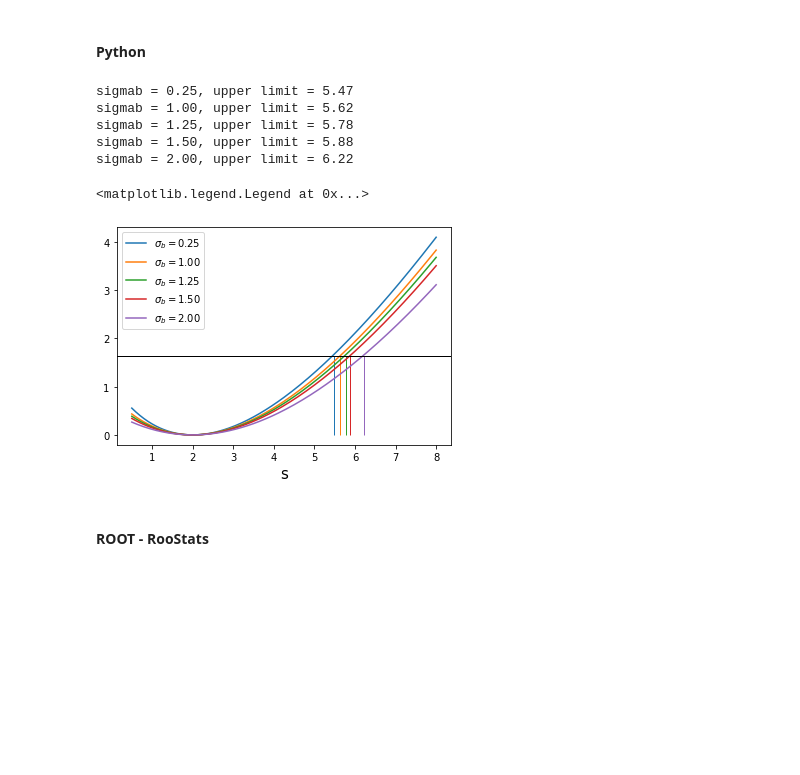
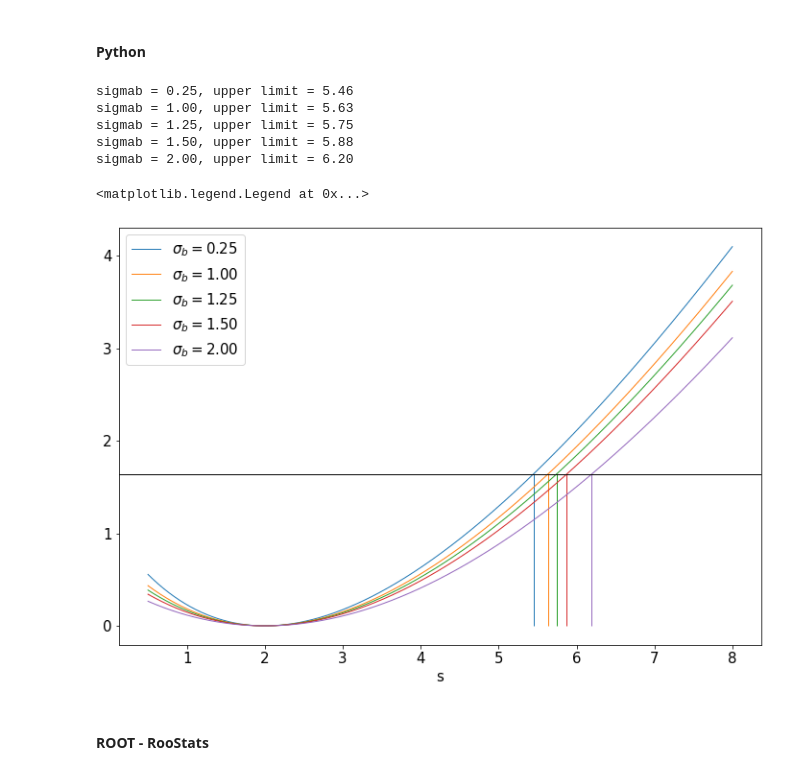
Before and after one commit to amerli90/LecturesMAD22-23, a Jupyter notebook: Counting_experiment.ipynb, the cells around one changed output. Saved outputs shown, nothing was run; the diff lists cells and outputs as text; code cells hidden in the pictures; blank space fills up the shorter version.

```diff
--- a/Counting_experiment.ipynb
+++ b/Counting_experiment.ipynb
@@ -238,13 +238,14 @@ RooFit v3.60 -- Developed by Wouter Verkerke and David Kirkby
 #### Python
 # %%
 n = 5
+b0 = 3
 for sigmab in [0.25,1.0,2.0]:
     plt.figure()
     s = np.linspace(0,10,101)
     b = np.linspace(0,6,101)
     sv,bv = np.meshgrid(s,b)
     plt.title(r'$\sigma_b = %.2f$'%sigmab)
-    plt.hist2d(sv.flatten(),bv.flatten(),weights = posterior(model_constraint,n=n,s=s,b=b,sigmab=sigmab,TwoD=True).flatten(),bins=[len(s),len(b)])
+    plt.hist2d(sv.flatten(),bv.flatten(),weights = posterior(model_constraint_bayes,n=n,s=s,b=b,b0=b0,sigmab=sigmab,TwoD=True).flatten(),bins=[len(s),len(b)])
     plt.colorbar().set_label('posterior',fontsize=15)
     plt.xlabel('s',fontsize=15)
     plt.ylabel('b',fontsize=15)
@@ -270,7 +271,7 @@ for sigmab in [0.25,1.0,2.0]:
 plt.figure()
 s = np.linspace(0,10,101)
 for n in range(2,7):
-    plt.plot(s,posterior(model=model_constraint,n=n,s=s,b=np.linspace(0,6,81),sigmab=0.5),label='n=%d'%n)
+    plt.plot(s,posterior(model=model_constraint_bayes,n=n,s=s,b=np.linspace(0,6,81),b0=b0,sigmab=0.5),label='n=%d'%n)
 plt.legend(loc='best')
 plt.xlabel('s',fontsize=15)
 plt.ylabel('posterior',fontsize=15)
@@ -338,7 +338,7 @@ n=6
 plt.figure()
 s = np.linspace(0,16,1001)
 for sigmab in [0.1,0.5,1.0,2.0]:
-    post = posterior(model=model_constraint,n=6,s=s,sigmab = sigmab,b = np.linspace(0,12,1001))
+    post = posterior(model=model_constraint_bayes,n=6,s=s,b0 = b0,sigmab = sigmab,b = np.linspace(0,12,1001))
     plt.plot(s,post,label='$\sigma_b = %.1f$'%sigmab)
 plt.legend(loc='best')
 plt.xlabel('s',fontsize=15)
@@ -492,18 +498,15 @@ s = np.linspace(1,6,101)
 s = 0.5*(s[1:]+s[:-1])
 sv, bv = np.meshgrid(s,b)
 
-#res=minimize(partial(nll_2d,partial(model_poisson_2d,n=n)),x0=(0,1),bounds=[(0,np.inf),(0,np.inf),])
-#print(minimize(partial(nll_2d,model=partial(model_poisson_2d,n=n,sigmab=sigmab)),x0=(0,1),bounds=[(0,np.inf),(0,np.inf),]))
-
 from scipy.stats import chi2
 coverage_sigma1 = norm.cdf(1)-norm.cdf(-1)
 coverage_sigma2 = norm.cdf(2)-norm.cdf(-2)
 coverage_sigma3 = norm.cdf(3)-norm.cdf(-3)
 
 for sigmab in [0.25,1.,1.25,1.5,2.0]:
-    res=minimize(partial(nll_2d,model_constraint_2d,n,sigmab=sigmab),x0=(0,1),bounds=[(0,np.inf),(0,np.inf),])
+    res=minimize(partial(nll_2d,model_constraint_2d_freq,n,b0=b0,sigmab=sigmab),x0=(0,1),bounds=[(0,np.inf),(0,np.inf),])
     bestNLL = res.fun
-    t = testStatistic(model = model_constraint, n=n, s=sv, b=bv, bestNLL = bestNLL, sigmab = sigmab)
+    t = testStatistic(model = model_constraint_freq, n=n, s=sv, b=bv, bestNLL = bestNLL, b0 = b0, sigmab = sigmab)
     plt.figure()
     plt.title(r'$\sigma_b=%.2f$'%sigmab)
     plt.hist2d(sv.flatten(),bv.flatten(),weights=t.flatten(),bins=[100,100])
@@ -588,35 +592,31 @@ t = − 2 \log \frac{\mathcal{L}(s , \hat{\hat{b}} )}{\mathcal{L}(\hat{s} , \hat
 #### Python
 # %%
 n=5
-CL = 0.9
-limit = np.sqrt(chi2(1).ppf(CL))
-s = np.linspace(0.5,8,151)
+limit = chi2(1).ppf(0.8) # 90% one sided CL
+s = np.linspace(0.5,8,751)
 for sigmab in [0.25,1.,1.25,1.5,2.0]:
-    res = minimize(partial(nll_2d,model_constraint_2d,n,sigmab=sigmab),x0=(2,3),bounds=[(0,np.inf),(0,np.inf),])
+    res = minimize(partial(nll_2d,model_constraint_2d_freq,n,b0=b0,sigmab=sigmab),x0=(2,3),bounds=[(0,np.inf),(0,np.inf),])
     bestNLL = res.fun
     t = np.array([])
     for si in s:
-        res = minimize(partial(nll,model_constraint,n,si,sigmab=sigmab),x0=(3,),bounds=[(0,np.inf),])
-        #bestNLL = res.fun[0]
-        #print(bestNLL)
-        t = np.append(t,testStatistic(model=model_constraint,n=n,s=si,b=res.x[0],bestNLL=bestNLL,sigmab=sigmab))
-        #t.append(testStatistic(model_constraint,si,b=res.x[0],bestNLL))
-    p = plt.plot(s,t,label=r'$\sigma_b=%.2f$'%sigmab)
+        res = minimize(partial(nll,model_constraint_freq,n,si,b0=b0,sigmab=sigmab),x0=(3,),bounds=[(0,np.inf),])
+        t = np.append(t,testStatistic(model=model_constraint_freq,n=n,s=si,b=res.x[0],bestNLL=bestNLL,b0=b0,sigmab=sigmab))
+    p = plt.plot(s,t,label=r'$\sigma_b=%.2f$'%sigmab,lw=1)
     idx = (t>limit).argmax()
     upper_limit = 0.5*(s[idx]+s[idx-1])
     print('sigmab = %.2f, upper limit = %.2f'%(sigmab,upper_limit))
     plt.vlines(upper_limit,0,limit,lw=1,color=p[0].get_color())
 plt.xlabel('s',fontsize=15)
 plt.axhline(limit,color='black',lw=1)
 plt.legend(loc='best')
 # %% [output]
-sigmab = 0.25, upper limit = 5.47
-sigmab = 1.00, upper limit = 5.62
-sigmab = 1.25, upper limit = 5.78
+sigmab = 0.25, upper limit = 5.46
+sigmab = 1.00, upper limit = 5.63
+sigmab = 1.25, upper limit = 5.75
 sigmab = 1.50, upper limit = 5.88
-sigmab = 2.00, upper limit = 6.22
+sigmab = 2.00, upper limit = 6.20
 <matplotlib.legend.Legend at 0x...>
-[figure, old version]
+[figure, new version]
 # %% [markdown]
 #### ROOT - RooStats
 # %%
```
Also changed, not shown: parts of 14 cells of this notebook.
